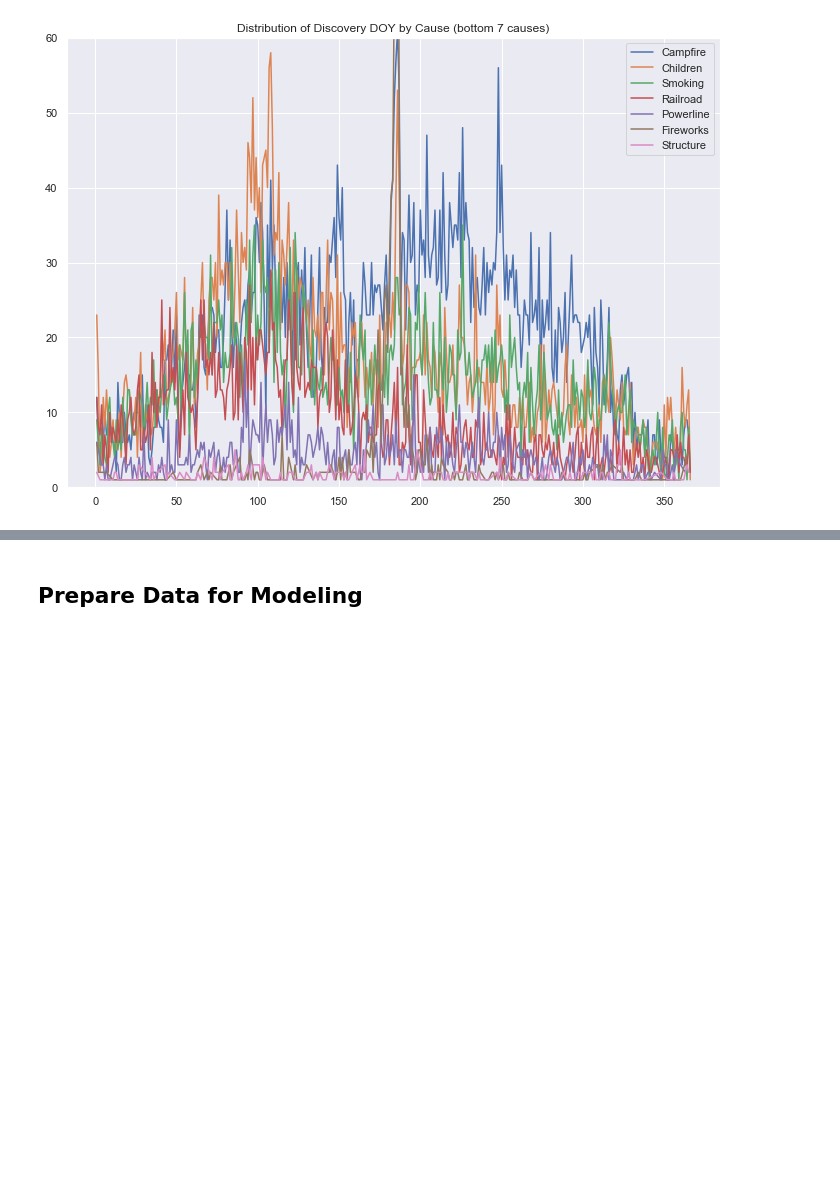
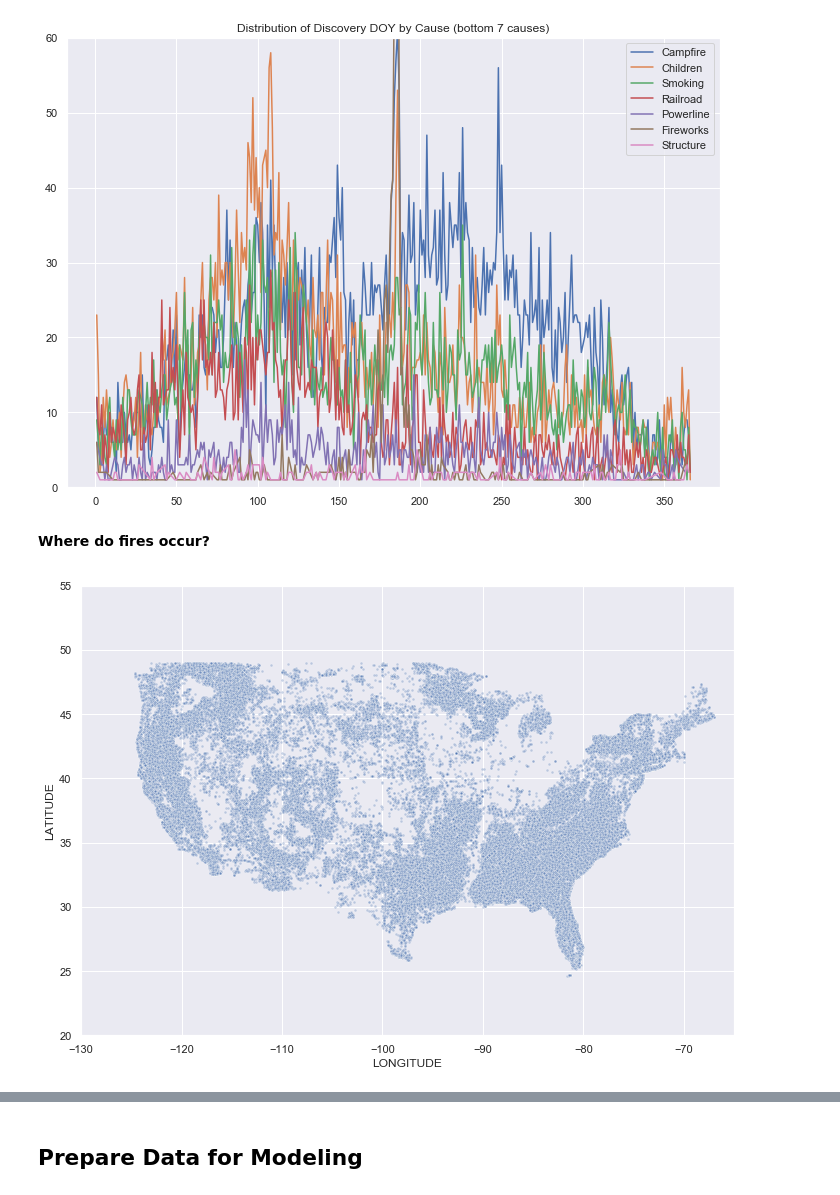
Before and after one commit to carterportwood/Wildfires_ML_Project, a Jupyter notebook: 208 Project.ipynb, the cells around one changed output, grey strips where cells are left out. Cells and saved outputs as stored; diff of their text form; code cells hidden in the pictures; blank space fills up the shorter version.

```diff
--- a/208 Project.ipynb
+++ b/208 Project.ipynb
@@ -182,3 +187,13 @@ _=plt.ylim([0,60])
 _=plt.title("Distribution of Discovery DOY by Cause (bottom 7 causes)")
 # %% [output]
 [figure]
+# %% [markdown]
+__Where do fires occur?__
+# %%
+_=sns.scatterplot(data=fire_top_causes,
+                  y="LATITUDE", x="LONGITUDE",color="urbantype"
+                  s=8, alpha=.3)
+_=plt.xlim((-130,-65))
+_=plt.ylim((20,55))
+# %% [output]
+[figure, added]
```
Also changed, not shown: parts of 18 cells of this notebook.
